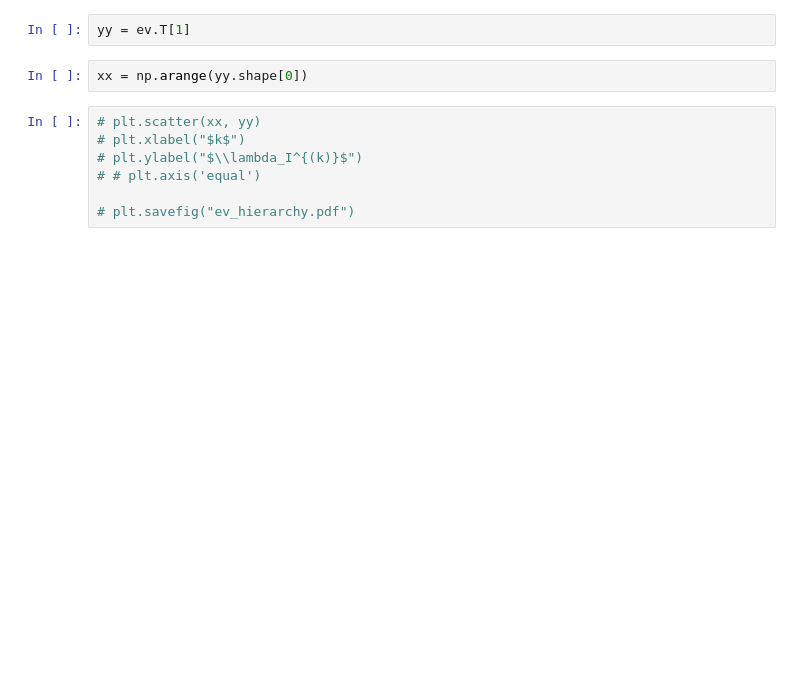
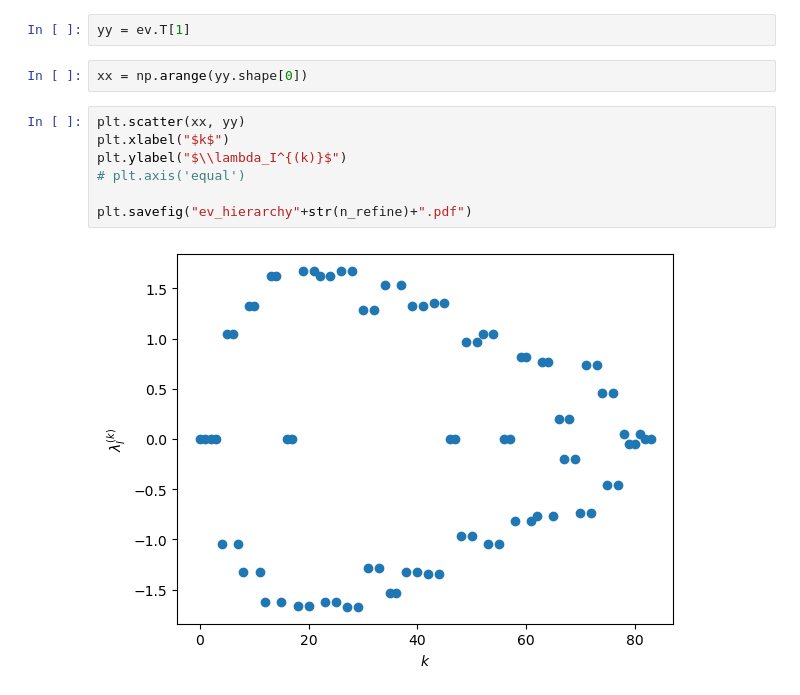
Before and after one commit to nobuyukimatsumoto68/qed3, a Jupyter notebook: ev.ipynb, the cells around one changed output. Saved outputs shown, nothing was run; the diff lists cells and outputs as text; blank space fills up the shorter version.

```diff
--- a/ev.ipynb
+++ b/ev.ipynb
@@ -33,9 +33,11 @@ yy = ev.T[1]
 # %%
 xx = np.arange(yy.shape[0])
 # %%
-# plt.scatter(xx, yy)
-# plt.xlabel("$k$")
-# plt.ylabel("$\\lambda_I^{(k)}$")
-# # plt.axis('equal')
+plt.scatter(xx, yy)
+plt.xlabel("$k$")
+plt.ylabel("$\\lambda_I^{(k)}$")
+# plt.axis('equal')
 
-# plt.savefig("ev_hierarchy.pdf")
+plt.savefig("ev_hierarchy"+str(n_refine)+".pdf")
+# %% [output]
+[figure, added]
```
Also changed, not shown: 7 other files.
